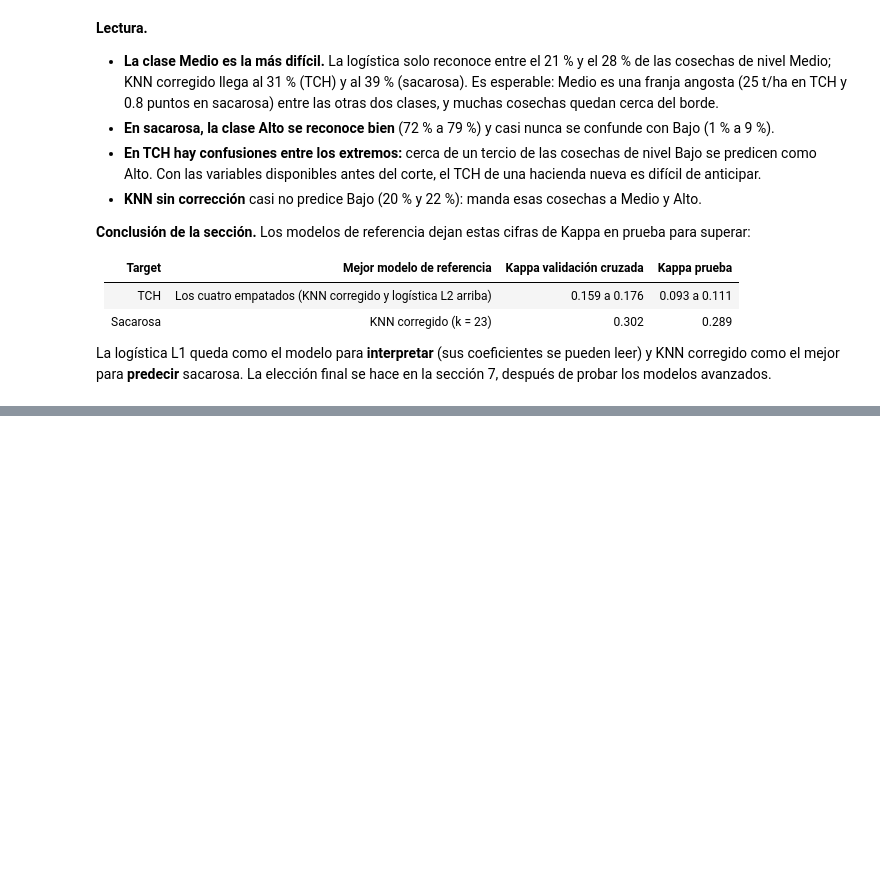
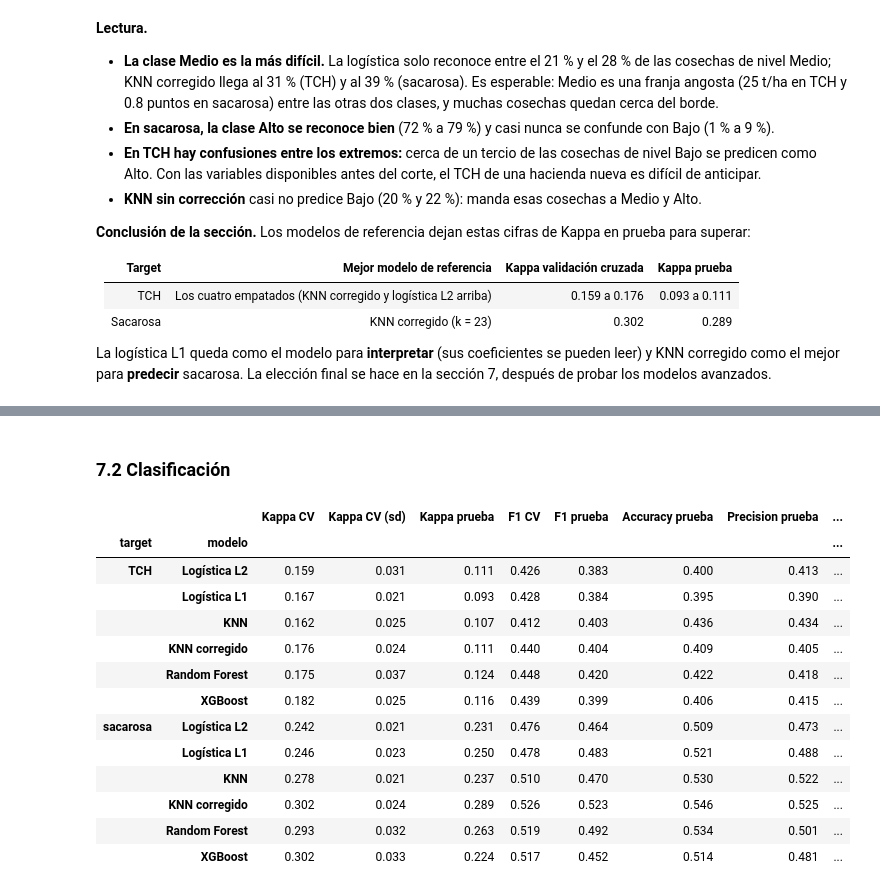
Before and after one commit to gigiper29/Proyecto-Aprendizaje-Autom-tico-II, a Jupyter notebook: Caso_AA2/CasoEstudio_Modelado.ipynb, the cells around one changed output, grey strips where cells are left out. Drawn from its saved outputs; the diff is of its cells as text; code cells hidden in the pictures; blank space fills up the shorter version.

```diff
--- a/Caso_AA2/CasoEstudio_Modelado.ipynb
+++ b/Caso_AA2/CasoEstudio_Modelado.ipynb
@@ -1504,0 +1950,25 @@ _Pendiente._ Importancia de variables y lectura de negocio.
+# %%
+def grafico_comparacion(resultados, targets, metrica, archivo):
+    """Un panel por target: validación cruzada (media ± desviación) y prueba de cada modelo."""
+    fig, ejes = plt.subplots(1, len(targets), figsize=(12, 3.6))
+    for eje, t in zip(ejes, targets):
+        modelos = [m for (target, m) in resultados if target == t][::-1]  # el primero queda arriba
+        posicion = np.arange(len(modelos))
+        cv = [resultados[(t, m)][f"{metrica} CV"] for m in modelos]
+        sd = [resultados[(t, m)][f"{metrica} CV (sd)"] for m in modelos]
+        prueba = [resultados[(t, m)][f"{metrica} prueba"] for m in modelos]
+        eje.errorbar(cv, posicion + 0.12, xerr=sd, fmt="o", color=COLOR["azul"], ms=7, capsize=3,
+                     label="validación cruzada (± desviación)")
+        eje.scatter(prueba, posicion - 0.12, color=COLOR["naranja"], s=50, marker="D", label="prueba", zorder=3)
+        eje.set_yticks(posicion, modelos)
+        eje.set(title=t, xlabel=metrica.replace("R2", "R²"))
+        eje.grid(axis="y", visible=False)
+    fig.tight_layout()
+    marcas, etiquetas = ejes[0].get_legend_handles_labels()
+    fig.legend(marcas, etiquetas, frameon=False, loc="lower center", ncol=2, bbox_to_anchor=(0.5, 1.0))  # arriba, fuera de los paneles
+    fig.savefig(FIGURAS / archivo, dpi=200, bbox_inches="tight")
+    plt.show()
+
+
+display(tabla_reg().round(3))
+grafico_comparacion(resultados_reg, TARGETS_REG, "R2", "comparacion_regresion.png")
@@ -1504,0 +1984,20 @@ _Pendiente._ Importancia de variables y lectura de negocio.
+# %% [markdown]
+### 7.2 Clasificación
+# %%
+display(tabla_clf().round(3))
+grafico_comparacion(resultados_clf, TARGETS_CLF, "Kappa", "comparacion_clasificacion.png")
+# %% [output]
+|  |  | Kappa CV | Kappa CV (sd) | Kappa prueba | F1 CV | F1 prueba | Accuracy prueba | Precision prueba | ... |
+| target | modelo |  |  |  |  |  |  |  | ... |
+| TCH | Logística L2 | 0.159 | 0.031 | 0.111 | 0.426 | 0.383 | 0.400 | 0.413 | ... |
+|  | Logística L1 | 0.167 | 0.021 | 0.093 | 0.428 | 0.384 | 0.395 | 0.390 | ... |
+|  | KNN | 0.162 | 0.025 | 0.107 | 0.412 | 0.403 | 0.436 | 0.434 | ... |
+|  | KNN corregido | 0.176 | 0.024 | 0.111 | 0.440 | 0.404 | 0.409 | 0.405 | ... |
+|  | Random Forest | 0.175 | 0.037 | 0.124 | 0.448 | 0.420 | 0.422 | 0.418 | ... |
+|  | XGBoost | 0.182 | 0.025 | 0.116 | 0.439 | 0.399 | 0.406 | 0.415 | ... |
+| sacarosa | Logística L2 | 0.242 | 0.021 | 0.231 | 0.476 | 0.464 | 0.509 | 0.473 | ... |
+|  | Logística L1 | 0.246 | 0.023 | 0.250 | 0.478 | 0.483 | 0.521 | 0.488 | ... |
+|  | KNN | 0.278 | 0.021 | 0.237 | 0.510 | 0.470 | 0.530 | 0.522 | ... |
+|  | KNN corregido | 0.302 | 0.024 | 0.289 | 0.526 | 0.523 | 0.546 | 0.525 | ... |
+|  | Random Forest | 0.293 | 0.032 | 0.263 | 0.519 | 0.492 | 0.534 | 0.501 | ... |
+|  | XGBoost | 0.302 | 0.033 | 0.224 | 0.517 | 0.452 | 0.514 | 0.481 | ... |
```
Also changed, not shown: parts of 49 cells of this notebook, 13 other files.
